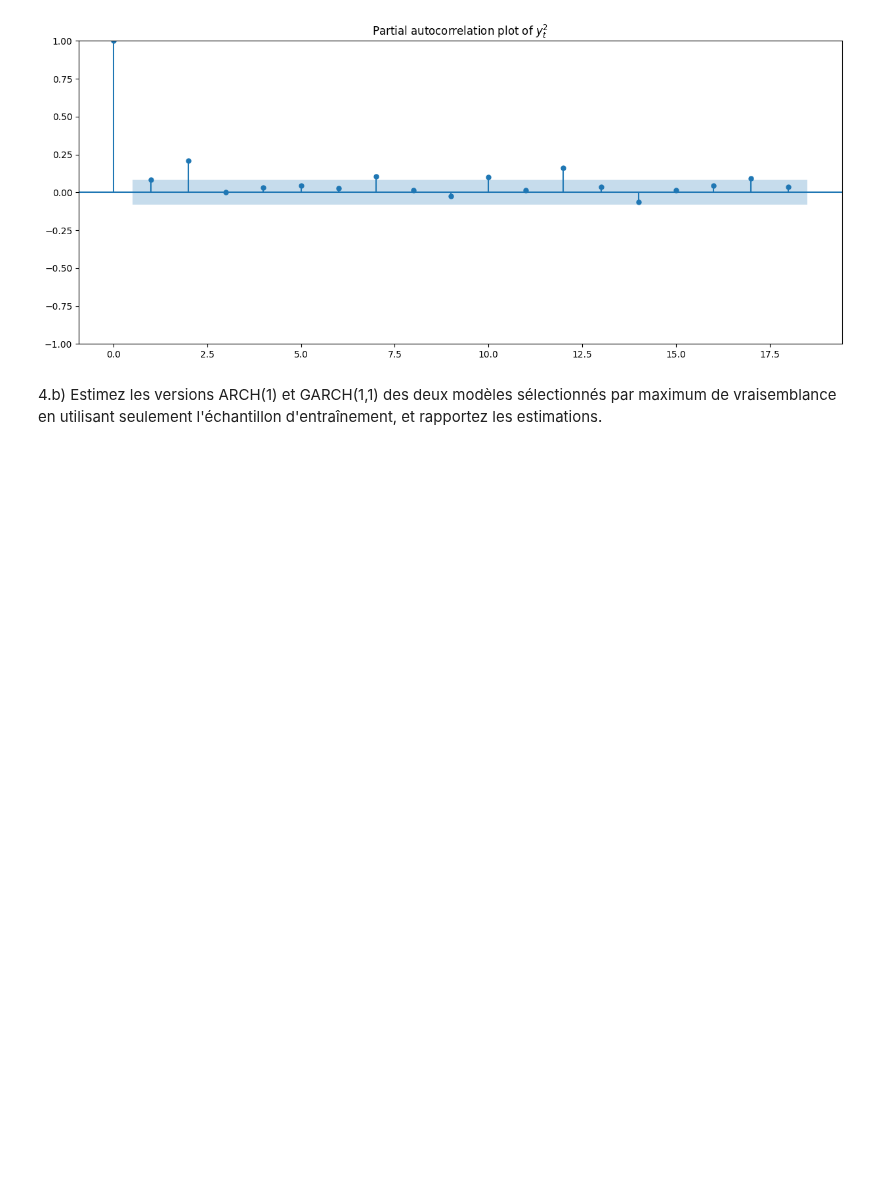
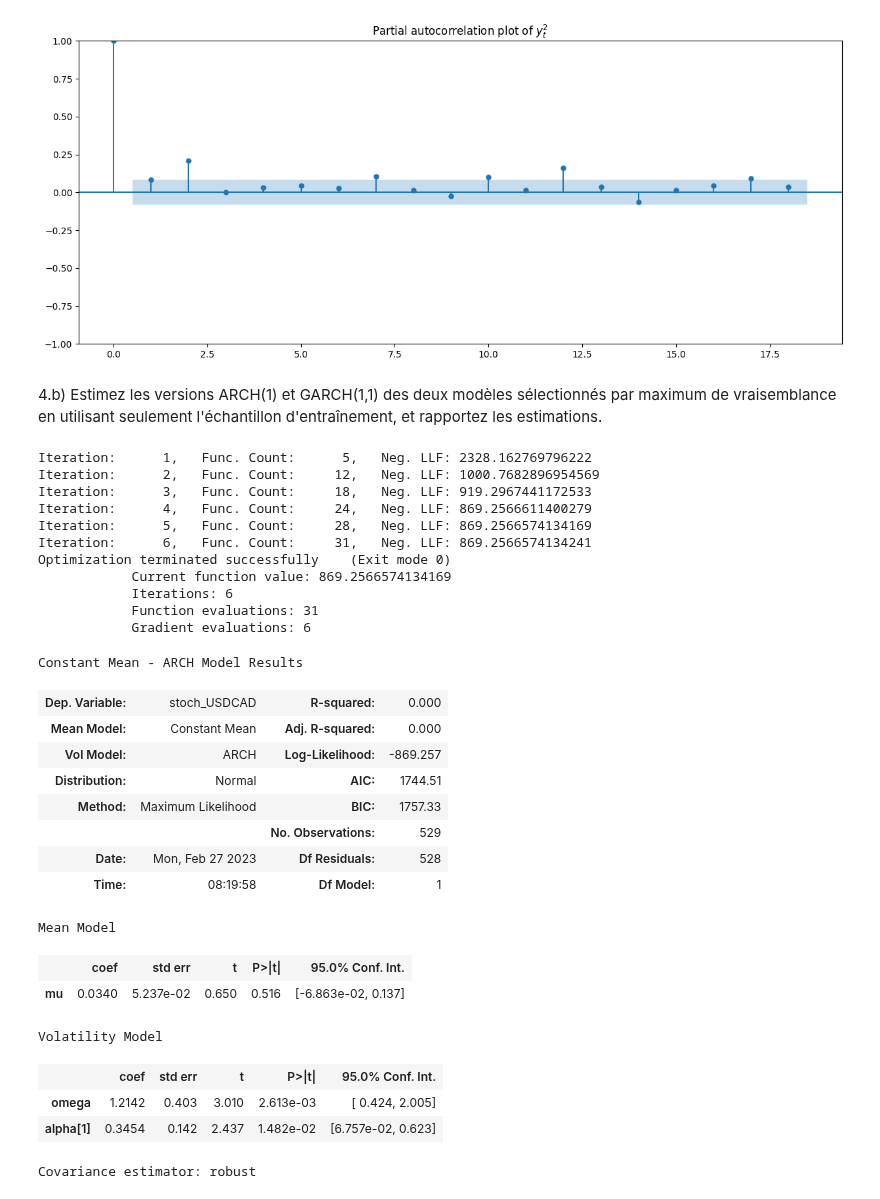
Before and after one commit to Thomas4390/econometrics_tp1, a Jupyter notebook: tp1.ipynb, the cells around one changed output. Drawn from its saved outputs; the diff is of its cells as text; code cells hidden in the pictures; blank space fills up the shorter version.

```diff
--- a/tp1.ipynb
+++ b/tp1.ipynb
@@ -759,4 +759,35 @@ sm.graphics.tsa.plot_pacf(df["stoch_USDCAD**2"], lags=18, title=f"Partial autoco
 4.b) Estimez les versions ARCH(1) et GARCH(1,1) des deux modèles sélectionnés par maximum de vraisemblance en utilisant seulement l'échantillon d'entraînement, et rapportez les estimations.
 # %%
 # estimate ARCH(1) model
-arch1 = arch_model(train_sample, p=1, q=0)
+arch1 = arch_model(train_sample, p=1, q=0, vol="ARCH")
+arch1_results = arch1.fit()
+arch1_results.summary()
+# %% [output]
+Iteration:      1,   Func. Count:      5,   Neg. LLF: 2328.162769796222
+Iteration:      2,   Func. Count:     12,   Neg. LLF: 1000.7682896954569
+Iteration:      3,   Func. Count:     18,   Neg. LLF: 919.2967441172533
+Iteration:      4,   Func. Count:     24,   Neg. LLF: 869.2566611400279
+Iteration:      5,   Func. Count:     28,   Neg. LLF: 869.2566574134169
+Iteration:      6,   Func. Count:     31,   Neg. LLF: 869.2566574134241
+Optimization terminated successfully    (Exit mode 0)
+            Current function value: 869.2566574134169
+            Iterations: 6
+            Function evaluations: 31
+            Gradient evaluations: 6
+Constant Mean - ARCH Model Results
+| Dep. Variable: | stoch_USDCAD | R-squared: | 0.000 |
+| Mean Model: | Constant Mean | Adj. R-squared: | 0.000 |
+| Vol Model: | ARCH | Log-Likelihood: | -869.257 |
+| Distribution: | Normal | AIC: | 1744.51 |
+| Method: | Maximum Likelihood | BIC: | 1757.33 |
+|  |  | No. Observations: | 529 |
+| Date: | Mon, Feb 27 2023 | Df Residuals: | 528 |
+| Time: | 08:19:58 | Df Model: | 1 |
+Mean Model
+|  | coef | std err | t | P>|t| | 95.0% Conf. Int. |
+| mu | 0.0340 | 5.237e-02 | 0.650 | 0.516 | [-6.863e-02, 0.137] |
+Volatility Model
+|  | coef | std err | t | P>|t| | 95.0% Conf. Int. |
+| omega | 1.2142 | 0.403 | 3.010 | 2.613e-03 | [ 0.424, 2.005] |
+| alpha[1] | 0.3454 | 0.142 | 2.437 | 1.482e-02 | [6.757e-02, 0.623] |
+Covariance estimator: robust
```
Also changed, not shown: parts of 22 cells of this notebook.
